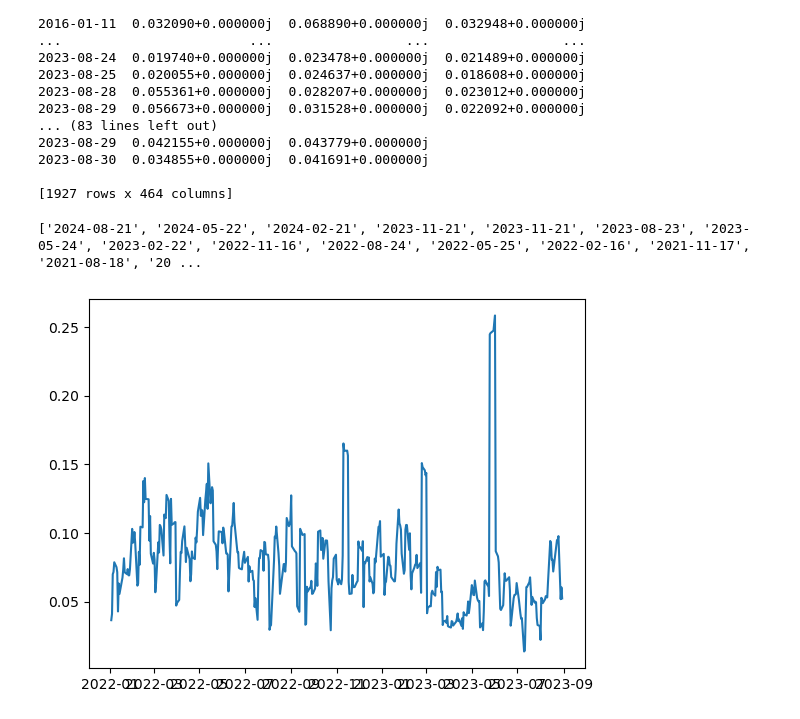
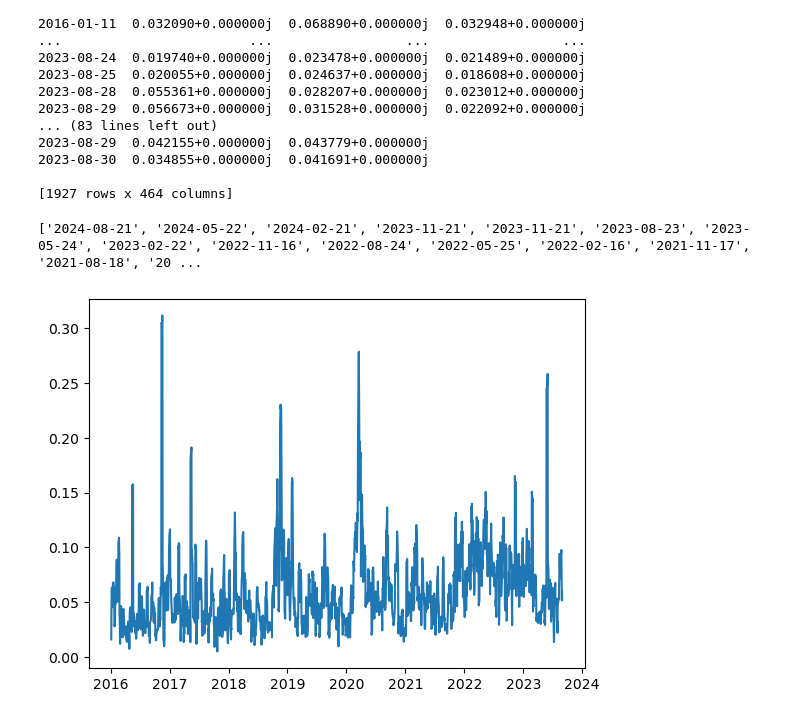
Before and after one commit to SonanZhang/Event-driven-statistical-arbitrage, a Jupyter notebook: earning_hypothesis_testing.ipynb, the cells around one changed output. Drawn from its saved outputs; the diff is of its cells as text; code cells hidden in the pictures.

```diff
--- a/earning_hypothesis_testing.ipynb
+++ b/earning_hypothesis_testing.ipynb
@@ -127,14 +131,14 @@ Date
 # %%
 ticker = 'NVDA'
 earning_dates = earnings_by_tickers[ticker]
-test_start = '2022-01-01'
+test_start = '2016-01-01'
 ticker_series = vol_df[ticker]
 recent_earning = ticker_series[ticker_series.index >= test_start]
 plt.plot(recent_earning)
 print(earning_dates)
 # %% [output]
 ['2024-08-21', '2024-05-22', '2024-02-21', '2023-11-21', '2023-11-21', '2023-08-23', '2023-05-24', '2023-02-22', '2022-11-16', '2022-08-24', '2022-05-25', '2022-02-16', '2021-11-17', '2021-08-18', '20 ...
-[figure, old version]
+[figure, new version]
 # %%
 import math
 import numpy as np
```
Also changed, not shown: parts of 11 cells of this notebook.
